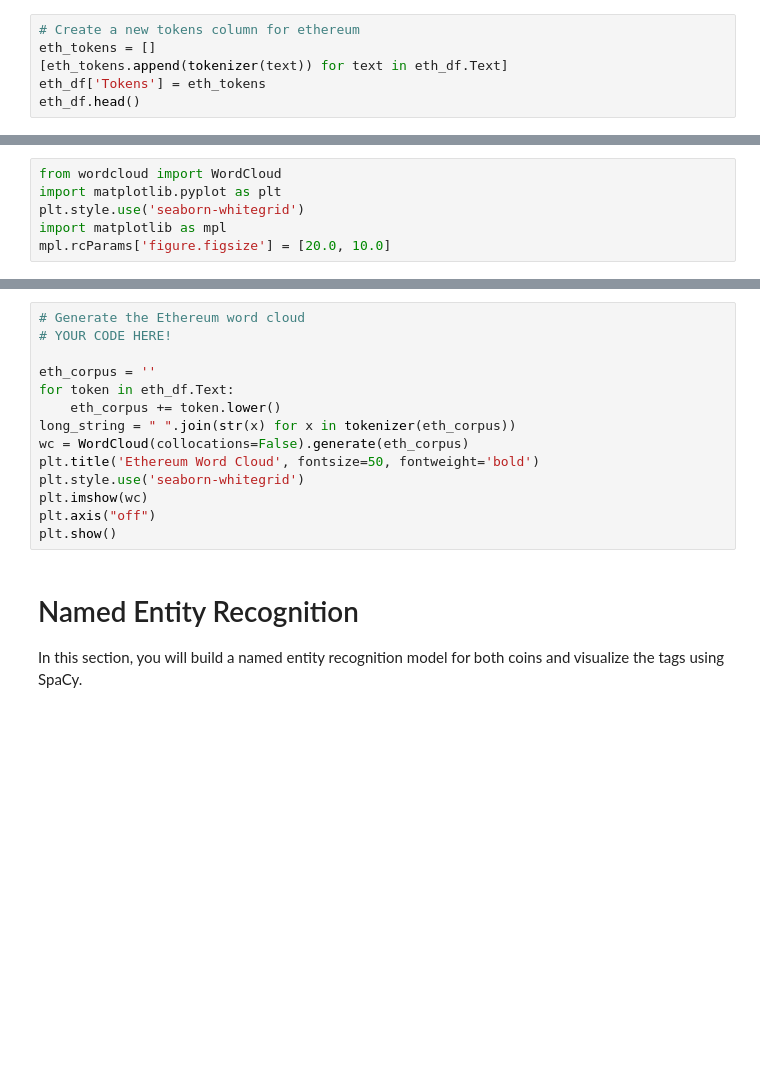
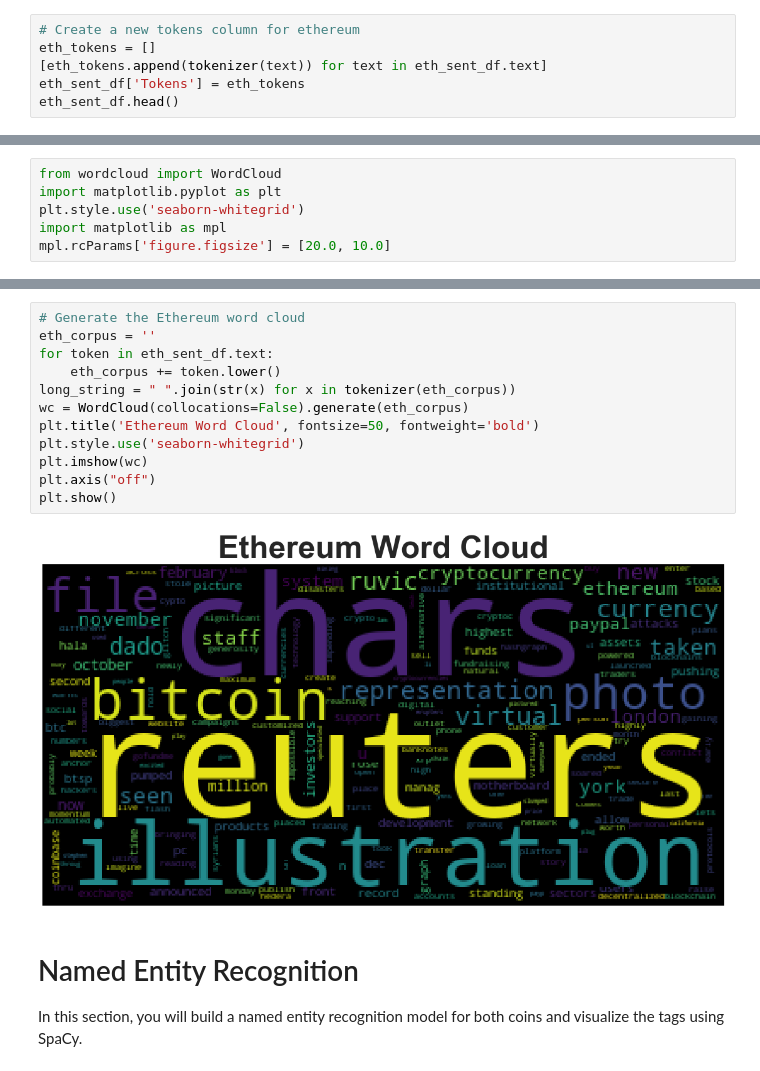
Before and after one commit to IbrahimaDIALLOBowe/Unit-12-Tales-from-the-Crypto, a Jupyter notebook: Homework/Instructions/Starter_Code/crypto_sentiment.ipynb, the cells around one changed output, grey strips where cells are left out. Cells and saved outputs as stored; diff of their text form; blank space fills up the shorter version.

```diff
--- a/Homework/Instructions/Starter_Code/crypto_sentiment.ipynb
+++ b/Homework/Instructions/Starter_Code/crypto_sentiment.ipynb
@@ -335,7 +252,7 @@ btc_df.head()
 # %%
 # Create a new tokens column for ethereum
 eth_tokens = []
-[eth_tokens.append(tokenizer(text)) for text in eth_df.Text]
-eth_df['Tokens'] = eth_tokens
-eth_df.head()
+[eth_tokens.append(tokenizer(text)) for text in eth_sent_df.text]
+eth_sent_df['Tokens'] = eth_tokens
+eth_sent_df.head()
 # %% [output]
@@ -415,17 +373,17 @@ plt.show()
 # %%
 # Generate the Ethereum word cloud
-# YOUR CODE HERE!
-
 eth_corpus = ''
-for token in eth_df.Text:
+for token in eth_sent_df.text:
     eth_corpus += token.lower()
 long_string = " ".join(str(x) for x in tokenizer(eth_corpus))
 wc = WordCloud(collocations=False).generate(eth_corpus)
 plt.title('Ethereum Word Cloud', fontsize=50, fontweight='bold')
 plt.style.use('seaborn-whitegrid')
 plt.imshow(wc)
 plt.axis("off")
 plt.show()
+# %% [output]
+[figure, added]
 # %% [markdown]
 # Named Entity Recognition
 
```
Also changed, not shown: parts of 29 cells of this notebook.
